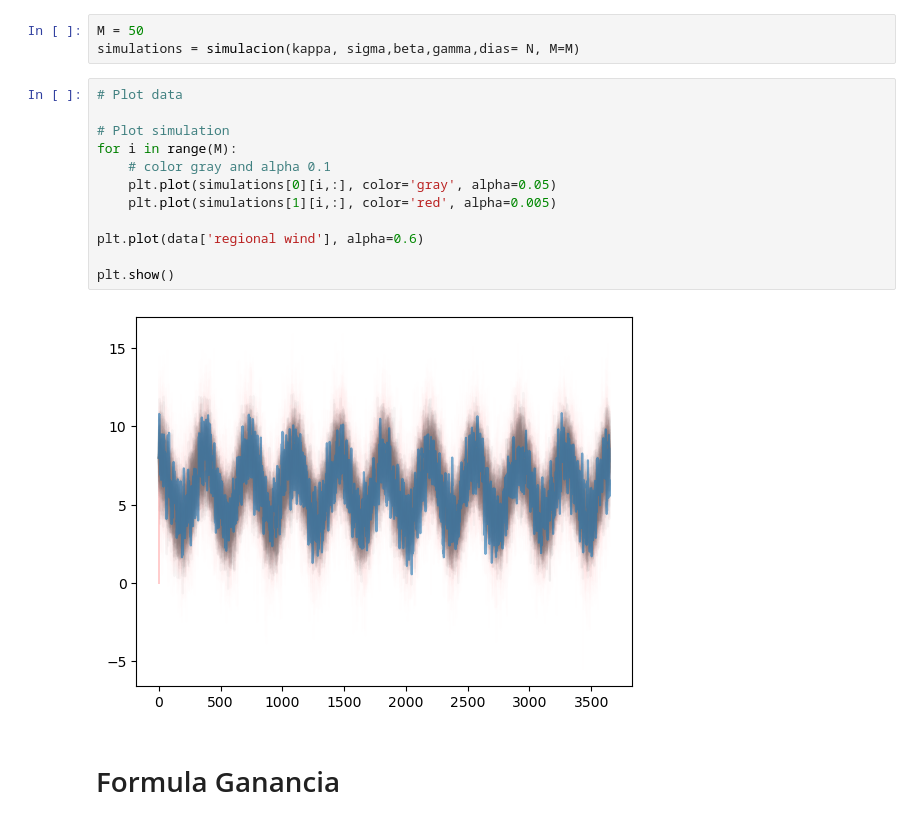
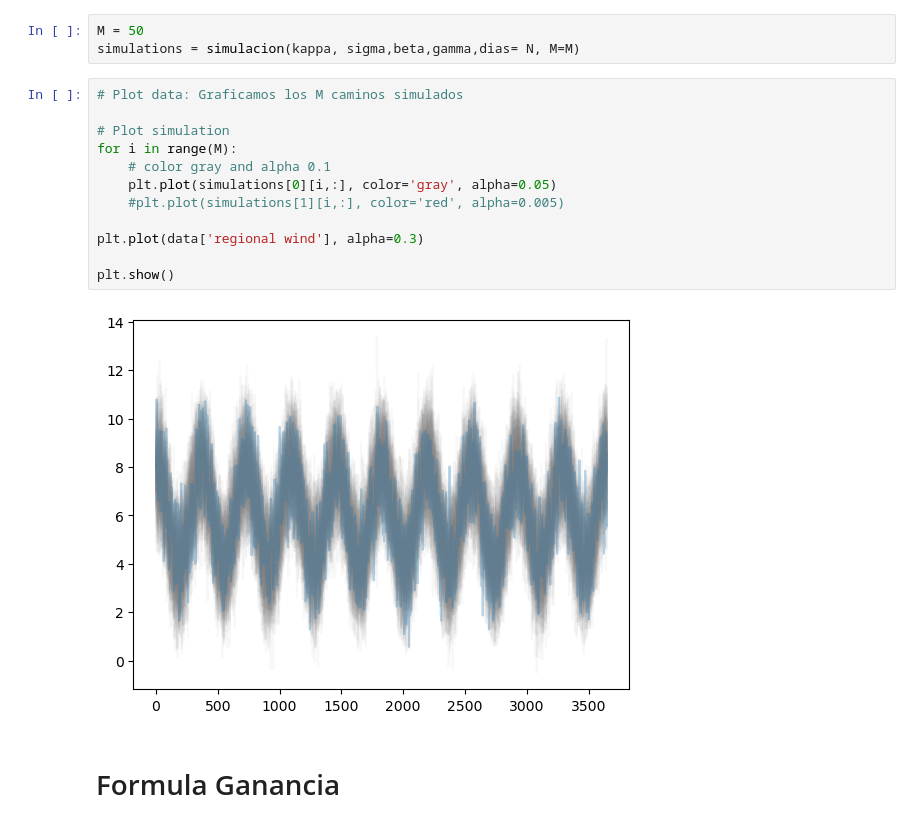
Before and after one commit to GuidoDSalem/TP---AplicacionesComputacionales, a Jupyter notebook: main.ipynb, the cells around one changed output. Drawn from its saved outputs; the diff is of its cells as text.

```diff
--- a/main.ipynb
+++ b/main.ipynb
@@ -274,19 +275,19 @@ def simulacion(kappa, sigma,beta,gamma, dias = N, M = 100):
 M = 50
 simulations = simulacion(kappa, sigma,beta,gamma,dias= N, M=M)
 # %%
-# Plot data
+# Plot data: Graficamos los M caminos simulados
 
 # Plot simulation
 for i in range(M):
     # color gray and alpha 0.1
     plt.plot(simulations[0][i,:], color='gray', alpha=0.05)
-    plt.plot(simulations[1][i,:], color='red', alpha=0.005)
+    #plt.plot(simulations[1][i,:], color='red', alpha=0.005)
 
-plt.plot(data['regional wind'], alpha=0.6)
+plt.plot(data['regional wind'], alpha=0.3)
 
 plt.show()
 # %% [output]
-[figure, old version]
+[figure, new version]
 # %% [markdown]
 # Formula Ganancia
 # %% [markdown]
```
Also changed, not shown: parts of 11 cells of this notebook.
